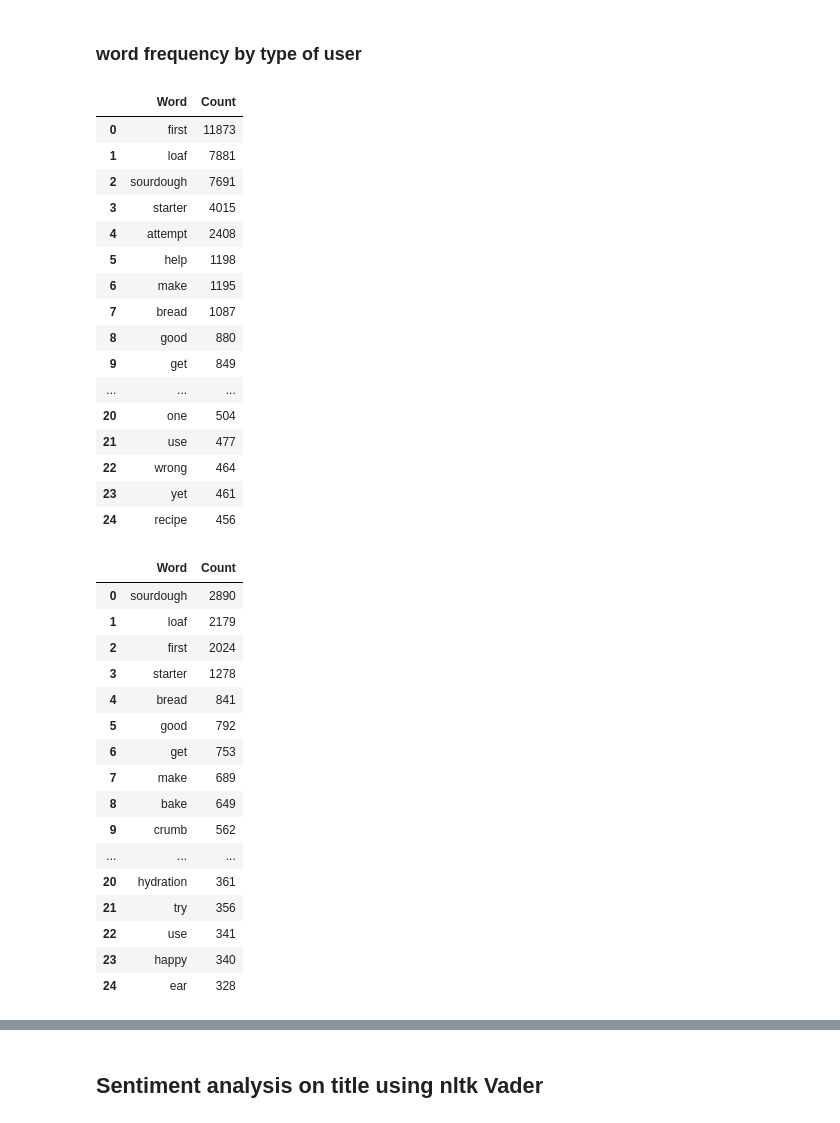
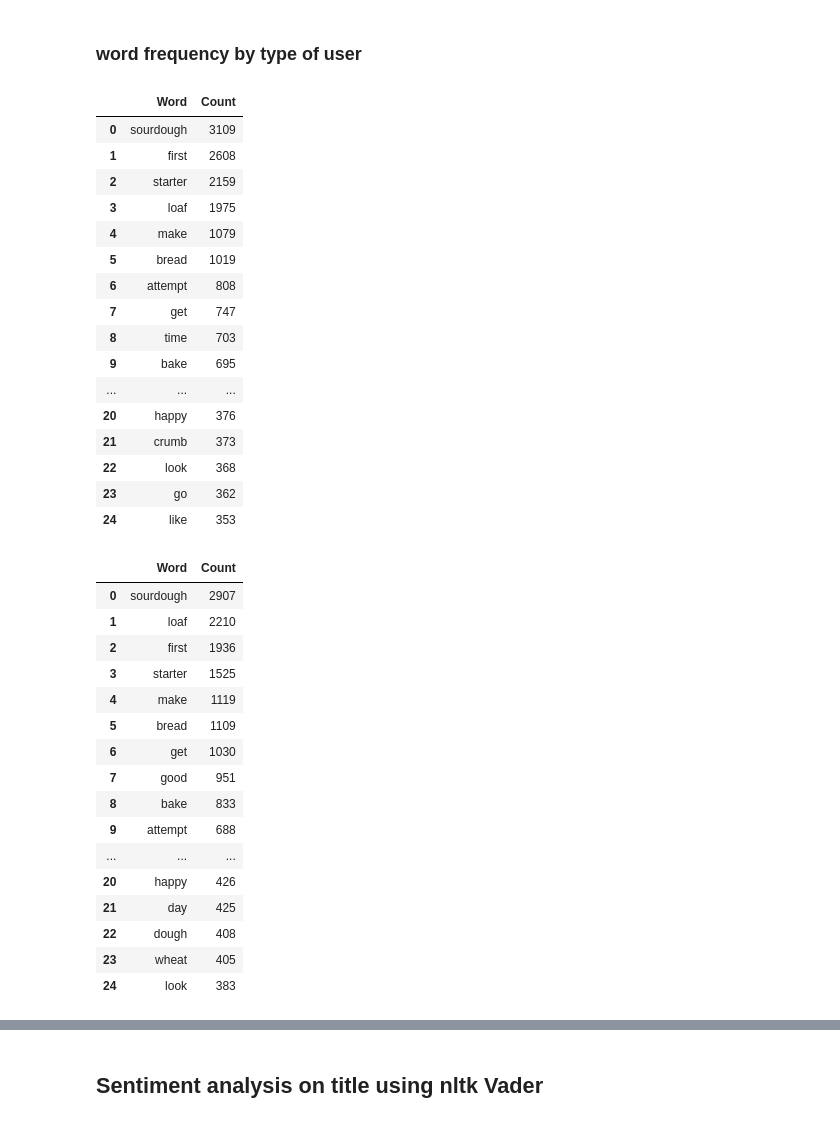
Before and after one commit to Lisa-Ho/breadit, a Jupyter notebook: notebooks/lockdown-baking-part-2-data-cleaning-analysis.ipynb, the cells around one changed output, grey strips where cells are left out. Saved outputs shown, nothing was run; the diff lists cells and outputs as text; code cells hidden in the pictures.

```diff
--- a/notebooks/lockdown-baking-part-2-data-cleaning-classification.ipynb
+++ b/notebooks/lockdown-baking-part-2-data-cleaning-analysis.ipynb
@@ -263,8 +272,6 @@ df.to_csv(".\\data\processed\df-for-analysis_2021-02-14.csv")
 # %%
 ## load processed data file
-df = pd.read_csv(".\\data\processed\df-for-analysis_2021-02-14.csv")
+df = pd.read_csv(".\\data\processed\df-for-analysis_2021-02-21.csv")
-# %%
-df["title_lemmatised"] = df["title_lemmatised"].astype(str)
 # %% [markdown]
 # Analysis
 # %% [markdown]
@@ -537,8 +545,6 @@ df2
 ### number of submissions by user
 
 On average, users submitted only 1 post, this is true for more than half of users. Two thirds have submitted at least 2 posts. On the top range, there is one user with 618 submissions which is now been deleted and
-# %%
-df = df.drop_duplicates(keep="first")
 # %%
 pivot = pd.DataFrame(df.groupby("author")["id"].count())
 pivot["id"].describe()
@@ -727,54 +746,54 @@ word_freq.to_csv(".//data/charts/top25-most-common-words-user-type-1.csv")
 word_freq
 # %% [output]
 |  | Word | Count |
-| 0 | first | 11873 |
-| 1 | loaf | 7881 |
-| 2 | sourdough | 7691 |
-| 3 | starter | 4015 |
-| 4 | attempt | 2408 |
-| 5 | help | 1198 |
-| 6 | make | 1195 |
-| 7 | bread | 1087 |
-| 8 | good | 880 |
-| 9 | get | 849 |
+| 0 | sourdough | 3109 |
+| 1 | first | 2608 |
+| 2 | starter | 2159 |
+| 3 | loaf | 1975 |
+| 4 | make | 1079 |
+| 5 | bread | 1019 |
+| 6 | attempt | 808 |
+| 7 | get | 747 |
+| 8 | time | 703 |
+| 9 | bake | 695 |
 | ... | ... | ... |
-| 20 | one | 504 |
-| 21 | use | 477 |
-| 22 | wrong | 464 |
-| 23 | yet | 461 |
-| 24 | recipe | 456 |
+| 20 | happy | 376 |
+| 21 | crumb | 373 |
+| 22 | look | 368 |
+| 23 | go | 362 |
+| 24 | like | 353 |
 # %%
-lines_2 = list(df.loc[df["posts_by_user"] == '6-10', "title_lemmatised"])
+lines_2 = list(df.loc[df["posts_by_user"] == '3-5', "title_lemmatised"])
 
 # run function to process text and return tokens
 tokens = process_text(lines_2)
 
 # run frequency distribution and return top 25 words
 word_freq = nltk.FreqDist(tokens)
 word_freq = word_freq.most_common(25)
 
 #create dataframe
 word_freq = pd.DataFrame(word_freq, columns=["Word", "Count"])
 
 #export output
-word_freq.to_csv(".//data/charts/top25-most-common-words-user-type-6-10.csv")
+word_freq.to_csv(".//data/charts/top25-most-common-words-user-type-3-5.csv")
 
 word_freq
 # %% [output]
 |  | Word | Count |
-| 0 | sourdough | 2890 |
-| 1 | loaf | 2179 |
-| 2 | first | 2024 |
-| 3 | starter | 1278 |
-| 4 | bread | 841 |
-| 5 | good | 792 |
-| 6 | get | 753 |
-| 7 | make | 689 |
-| 8 | bake | 649 |
-| 9 | crumb | 562 |
+| 0 | sourdough | 2907 |
+| 1 | loaf | 2210 |
+| 2 | first | 1936 |
+| 3 | starter | 1525 |
+| 4 | make | 1119 |
+| 5 | bread | 1109 |
+| 6 | get | 1030 |
+| 7 | good | 951 |
+| 8 | bake | 833 |
+| 9 | attempt | 688 |
 | ... | ... | ... |
-| 20 | hydration | 361 |
-| 21 | try | 356 |
-| 22 | use | 341 |
-| 23 | happy | 340 |
-| 24 | ear | 328 |
+| 20 | happy | 426 |
+| 21 | day | 425 |
+| 22 | dough | 408 |
+| 23 | wheat | 405 |
+| 24 | look | 383 |
```
Also changed, not shown: parts of 41 cells of this notebook.
